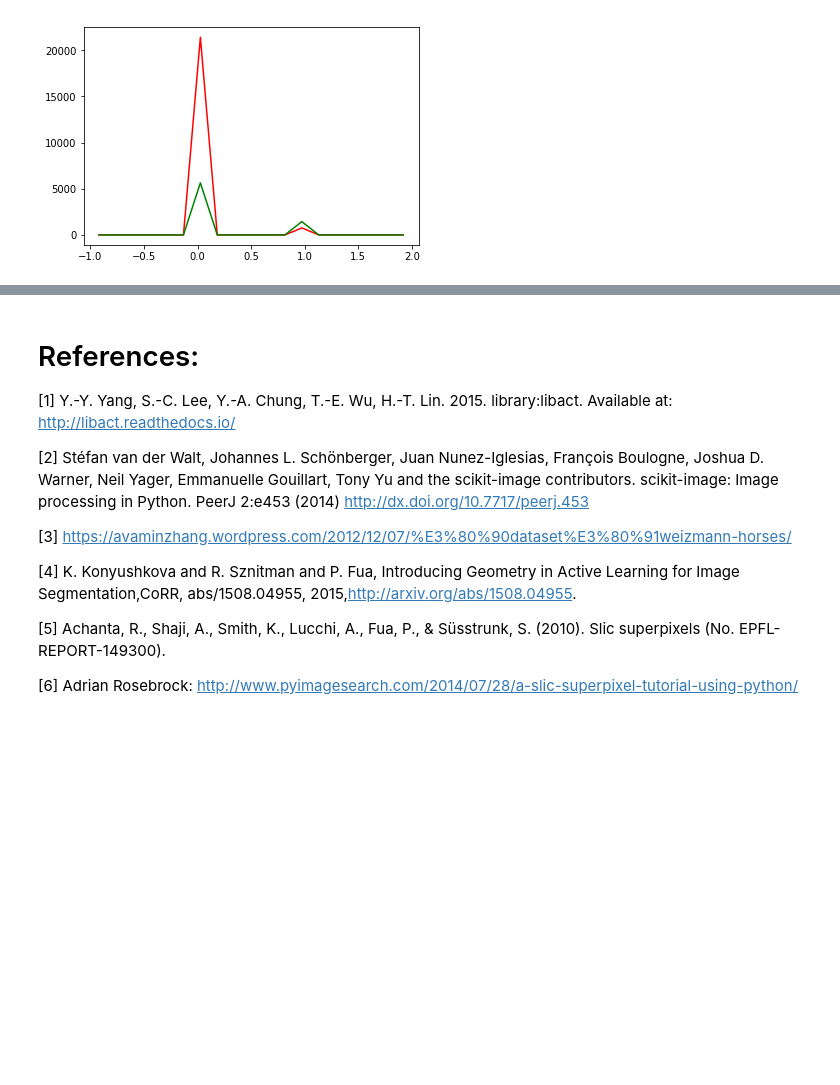
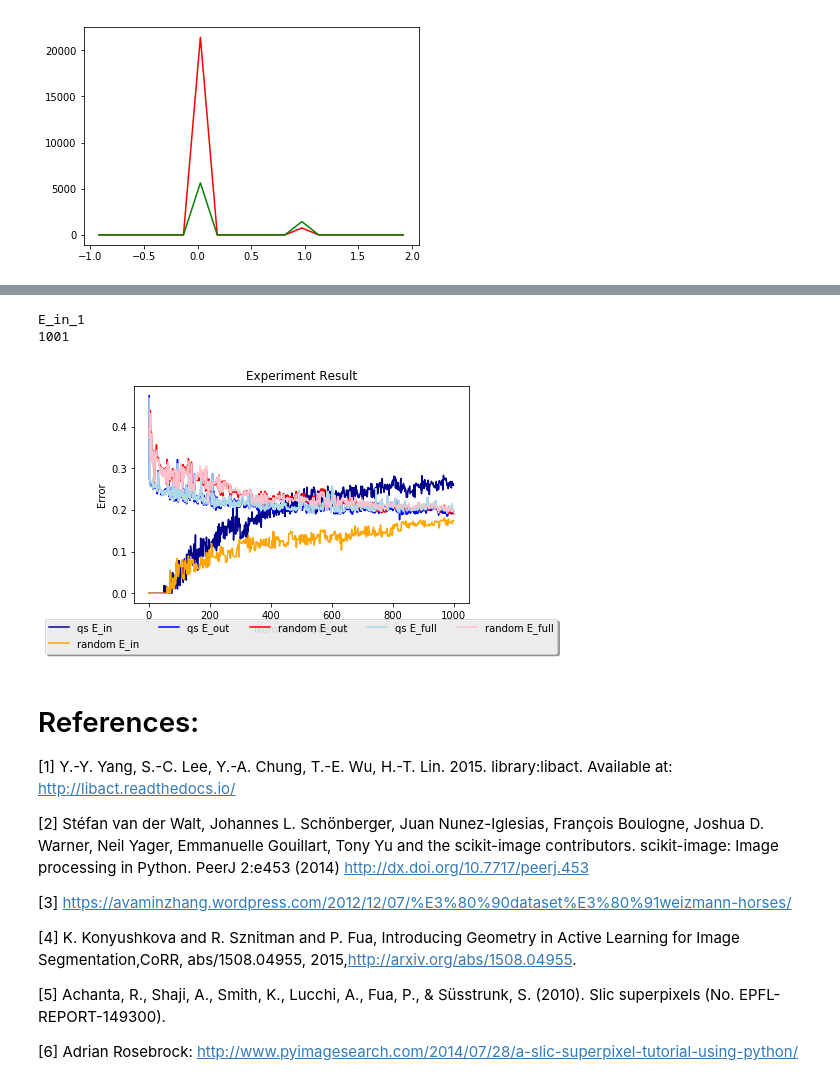
Before and after one commit to piperod/Activelearning-Slic, a Jupyter notebook: ActiveLearning-SuperPixels.ipynb, the cells around one changed output, grey strips where cells are left out. Cells and saved outputs as stored; diff of their text form; code cells hidden in the pictures; blank space fills up the shorter version.

```diff
--- a/ActiveLearning-SuperPixels.ipynb
+++ b/ActiveLearning-SuperPixels.ipynb
@@ -308,11 +308,14 @@ def active_learning(data,labels,test_size,n_labeled):
     # error rate.
     rows=["E_in_1","E_in_2", "E_out_1", "E_out_2","E_full_1","E_full_2"]
     data=pd.DataFrame(data=[E_in_1, E_in_2, E_out_1, E_out_2,E_full_1,E_full_2],index=rows)
-    return data
+    return data.transpose()
 
 def plotting(data,colors=['darkblue','orange','b','r','lightblue','pink']):
-    query_num = np.arange(1, len(E_in_1)+1)
+
     keys=data.keys()
+    print(keys[0])
+    print(len(data[keys[0]])+1)
+    query_num = np.arange(1, len(data[keys[0]])+1)
     for k in range(0,len(keys),2):
         plt.plot(query_num, data[keys[k]], color=colors[k], label='qs '+ keys[k][:-2])
         plt.plot(query_num, data[keys[k+1]], color=colors[k+1], label='random '+ keys[k+1][:-2])
@@ -324,10 +327,10 @@ def plotting(data,colors=['darkblue','orange','b','r','lightblue','pink']):
            fancybox=True, shadow=True, ncol=5)
     plt.show()
 
-def AL(data,labels,test_size,n_label,num_experiments):
+def AL(data,labels,test_size,n_label,num_experiments,quota=):
     experiments={}
     for i in range(num_experiments):
-        result=active_learning(data,labels,test_size,n_labeled)
+        result=active_learning(data,labels,test_size,n_labeled,quota)
         experiments["Experiment" +str(i)]=result
     return pd.Panel(experiments)
 # %% [markdown]
@@ -413,4 +412,5 @@ view_class_hist(data4, labels, np.linspace(-1,2,20))
 # %% [output]
 [figure]
 # %%
-experiment = active_learning(data,labels,test_size,n_labeled)
+#experiment = active_learning(data,labels,test_size,n_labeled)
+experiment = pd.read_csv('experiment_1000.csv',index_col=0)
@@ -417,5 +428,9 @@ experiment = active_learning(data,labels,test_size,n_labeled)
 # %%
-plotting(experiment.transpose())
+plotting(experiment)
+# %% [output]
+E_in_1
+1001
+[figure, added]
 # %%
 %matplotlib inline
 # %% [markdown]
```
Also changed, not shown: parts of 3 cells of this notebook, 2 other files.
